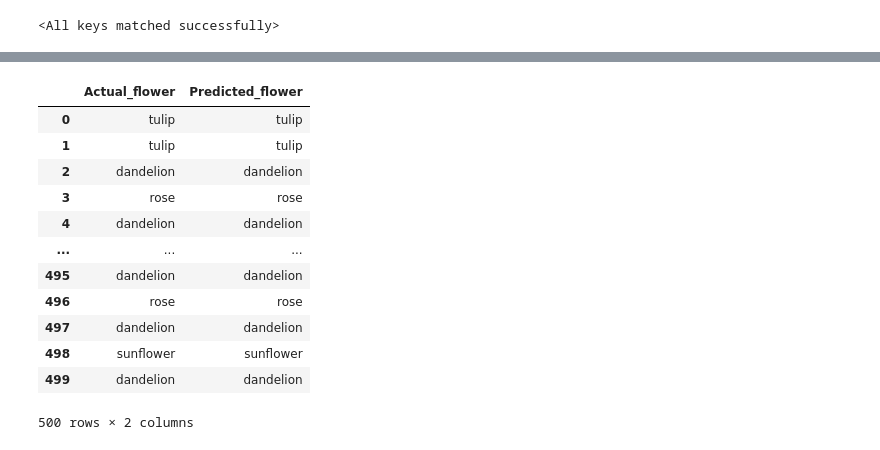
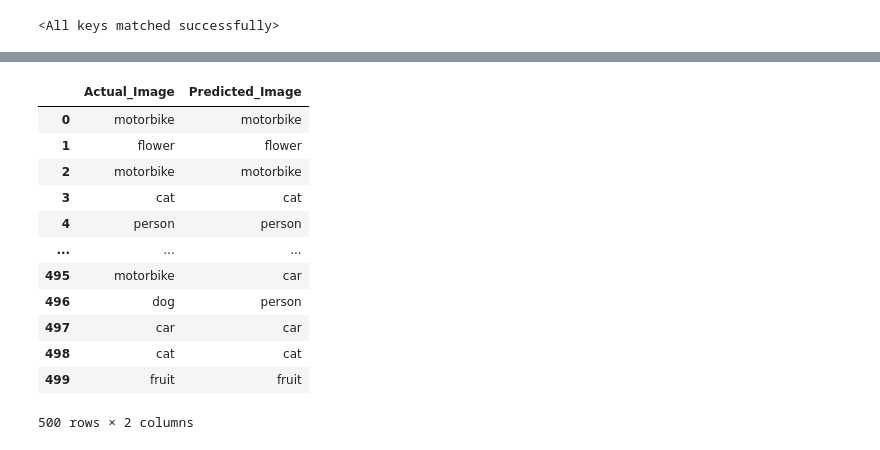
Before and after one commit to SumanGudikandula/Natural_Image_detector, a Jupyter notebook: Natural_Image_Classifier.ipynb, the cells around one changed output, grey strips where cells are left out. Saved outputs shown, nothing was run; the diff lists cells and outputs as text; code cells hidden in the pictures.

```diff
--- a/Natural_Image_Classifier.ipynb
+++ b/Natural_Image_Classifier.ipynb
@@ -20,6 +20,6 @@ Drive already mounted at /content/drive; to attempt to forcibly remount, call dr
 # %%
 #Images files folder
-data_dir = '/content/drive/MyDrive/flowers/'
+data_dir = '/content/drive/MyDrive/natural_images/'
 # %%
 #Normalizing, rotating and flipping the images by transforming using pytorch methods.
 transformer = torchvision.transforms.Compose(
@@ -89,7 +93,7 @@ class Net(nn.Module):
         self.conv2 = nn.Conv2d(32, 64, kernel_size=4, stride=2, padding=3)
         self.conv3 = nn.Conv2d(64, 128, kernel_size=4, stride=2, padding=3)
         self.fc1 = nn.Linear(128*3*3, 1152)
-        self.fc2 = nn.Linear(1152, 5)
+        self.fc2 = nn.Linear(1152, 8)
         '''
         7th attempt
         self.conv1 = nn.Conv2d(in_channels=3, out_channels=128, kernel_size=5, stride=3, padding=4)
@@ -200,7 +204,7 @@ optimizer = optim.SGD(net.parameters(), lr=lr_dynamic, momentum=momentum_dynamic
 #Initializing lists for plotting the graphs of epoch vs loss
 Epoch_list =[]
 Loss_list =[]
-for epoch in range(29):  # loop over the dataset multiple times
+for epoch in range(1):  # loop over the dataset multiple times
     running_loss = 0.0
     for i, data in enumerate(trainloader, 0):
         # get the inputs; data is a list of [inputs, labels]
@@ -275,8 +265,12 @@ for epoch in range(29,30):  # loop over the dataset multiple times
         if i % 100 == 99:    # print every 2000 mini-batches
             print(f'[{epoch + 1}, {i + 1:5d}] loss: {running_loss / 100:.3f}')
             if i==99:
+              Epoch_list.append((epoch) + 0.25)
+            if i==199:
               Epoch_list.append((epoch) + 0.5)
-            if i==199:
+            if i==299:
+              Epoch_list.append((epoch) + 0.75)
+            if i==399:
               Epoch_list.append((epoch) + 1)
 
             Loss_list.append(running_loss)
@@ -414,20 +349,21 @@ Accuracy of the network on the 500 test images: 79 %
 # %%
 #Creating the test results dataframe
-test_results = pd.concat([Actual_flower,Predicted_flower], axis = 1)
-test_results['Actual_flower']    = test_results['Actual_flower'].map({0: 'daisy', 1: 'dandelion', 2: 'rose', 3: 'sunflower', 4: 'tulip'})
-test_results['Predicted_flower'] = test_results['Predicted_flower'].map({0: 'daisy', 1: 'dandelion', 2: 'rose', 3: 'sunflower', 4: 'tulip'})
+test_results = pd.concat([Actual_Image,Predicted_Image], axis = 1)
+
+test_results['Actual_Image']    = test_results['Actual_Image'].map({0:'airplane',1: 'car',2: 'cat', 3: 'dog', 4:'flower', 5:'fruit', 6:'motorbike',7: 'person'})
+test_results['Predicted_Image'] = test_results['Predicted_Image'].map({0:'airplane',1: 'car',2: 'cat', 3: 'dog', 4:'flower', 5:'fruit', 6:'motorbike',7: 'person'})
 display(test_results)
 # %% [output]
-|  | Actual_flower | Predicted_flower |
-| 0 | tulip | tulip |
-| 1 | tulip | tulip |
-| 2 | dandelion | dandelion |
-| 3 | rose | rose |
-| 4 | dandelion | dandelion |
+|  | Actual_Image | Predicted_Image |
+| 0 | motorbike | motorbike |
+| 1 | flower | flower |
+| 2 | motorbike | motorbike |
+| 3 | cat | cat |
+| 4 | person | person |
 | ... | ... | ... |
-| 495 | dandelion | dandelion |
-| 496 | rose | rose |
-| 497 | dandelion | dandelion |
-| 498 | sunflower | sunflower |
-| 499 | dandelion | dandelion |
+| 495 | motorbike | car |
+| 496 | dog | person |
+| 497 | car | car |
+| 498 | cat | cat |
+| 499 | fruit | fruit |
 500 rows × 2 columns
```
Also changed, not shown: parts of 23 cells of this notebook.
